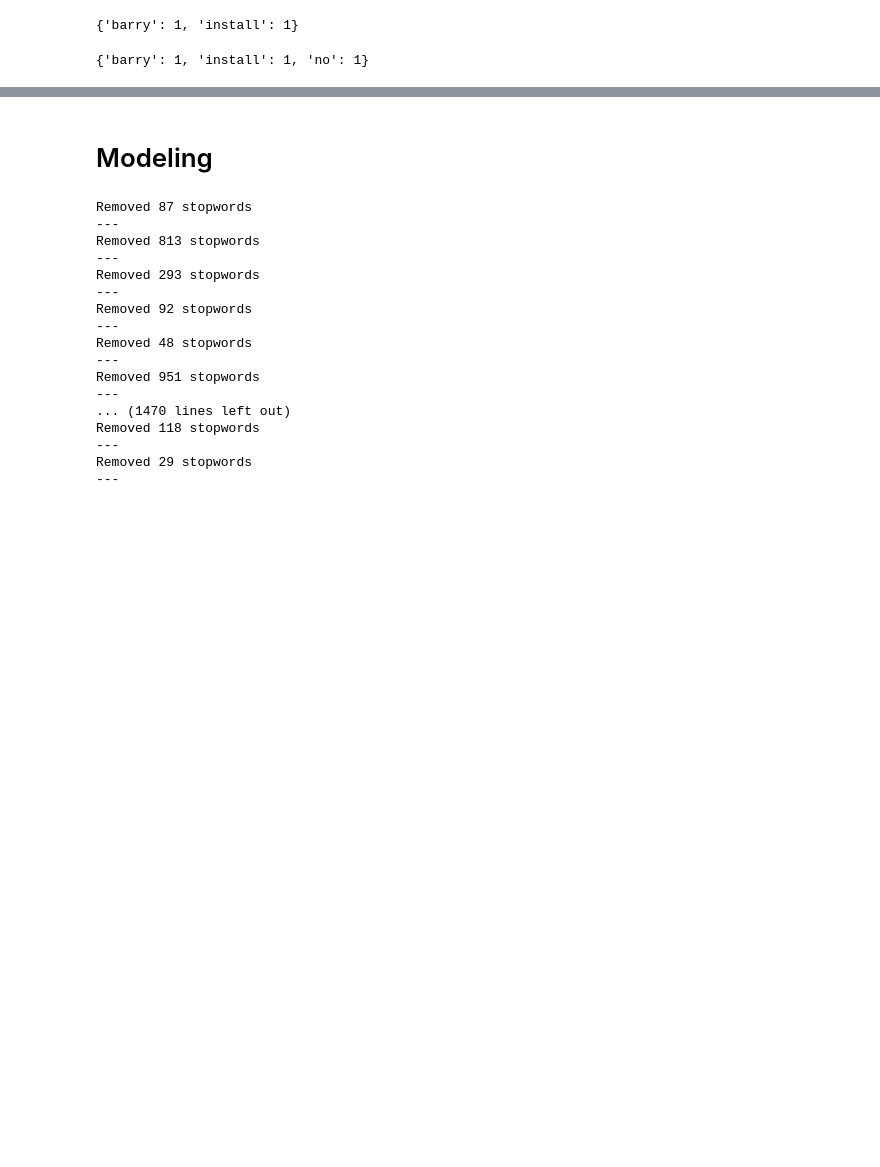
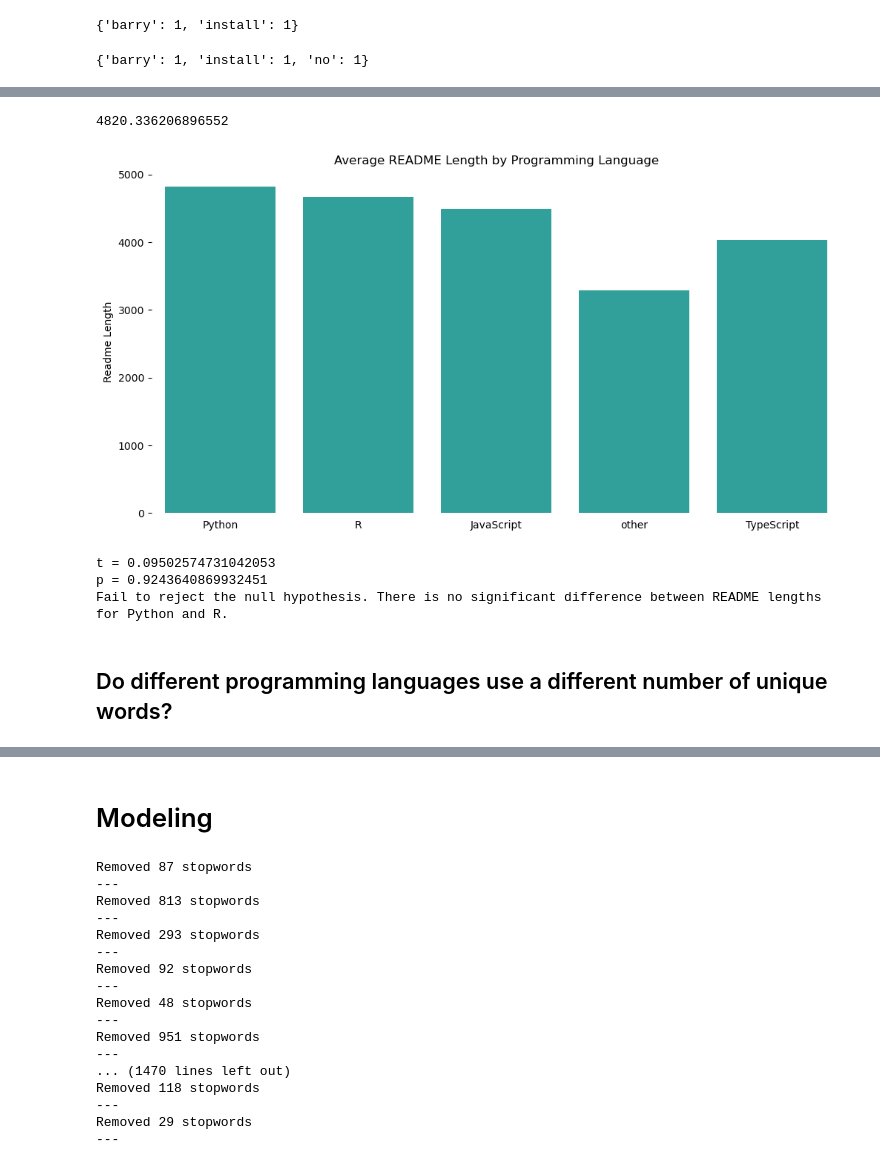
Before and after one commit to NLP-Team-Project/NLP-Project, a Jupyter notebook: Marcelino/prepare&model_scratch.ipynb, the cells around one changed output, grey strips where cells are left out. Cells and saved outputs as stored; diff of their text form; code cells hidden in the pictures; blank space fills up the shorter version.

```diff
--- a/Marcelino/prepare&model_scratch.ipynb
+++ b/Marcelino/prepare&model_scratch.ipynb
@@ -1046,0 +903,42 @@ plt.show()
+# %%
+df[df.language == 'Python'].readme_length.mean()
+# %% [output]
+4820.336206896552
+# %%
+plt.figure(figsize=(12, 6))
+
+ax = sns.barplot(data=df, x='language', y='readme_length', errorbar = None, color = 'lightseagreen')
+ax = plt.gca()
+
+for p in ax.patches:
+    value = float(round(p.get_height(), 2)) * 100  # Get the height (value) of each bar
+
+    label = f"{int(round(value))}%"
+
+plt.title('Average README Length by Programming Language')
+sns.despine(bottom = True, left = True)
+plt.tick_params(axis='x', which='both', bottom=False, top=False)
+plt.ylabel('Readme Length')
+plt.xlabel('')
+plt.show()
+# %% [output]
+[figure, added]
+# %%
+from scipy import stats
+
+t_stat, p_value = stats.ttest_ind(df[df.language == 'Python']['readme_length'], df[df.language == 'R']['readme_length'])
+
+print(f't = {t_stat}')
+print(f'p = {p_value}')
+
+if p_value < 0.05:
+    print(f"Reject the null hypothesis. There is a significant difference between README lengths for Python and R.")
+
+else:
+    print(f"Fail to reject the null hypothesis. There is no significant difference between README lengths for Python and R.")
+# %% [output]
+t = 0.09502574731042053
+p = 0.9243640869932451
+Fail to reject the null hypothesis. There is no significant difference between README lengths for Python and R.
+# %% [markdown]
+## Do different programming languages use a different number of unique words?
```
Also changed, not shown: parts of 64 cells of this notebook, 1 other file.
